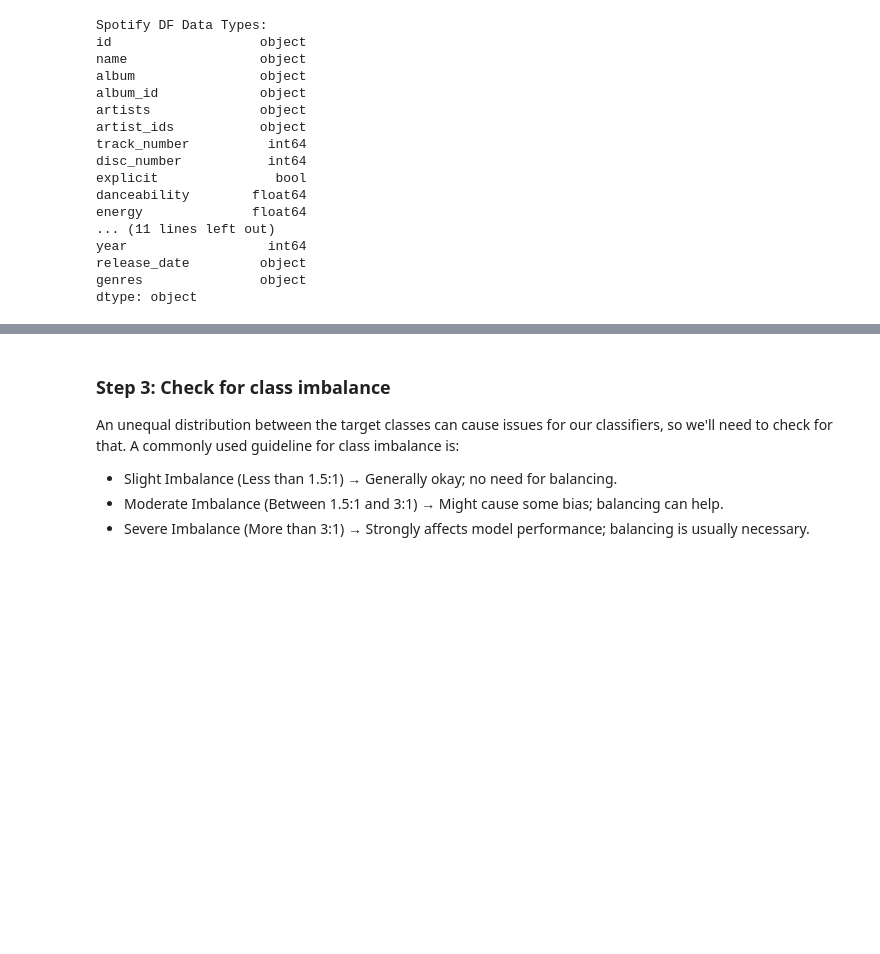
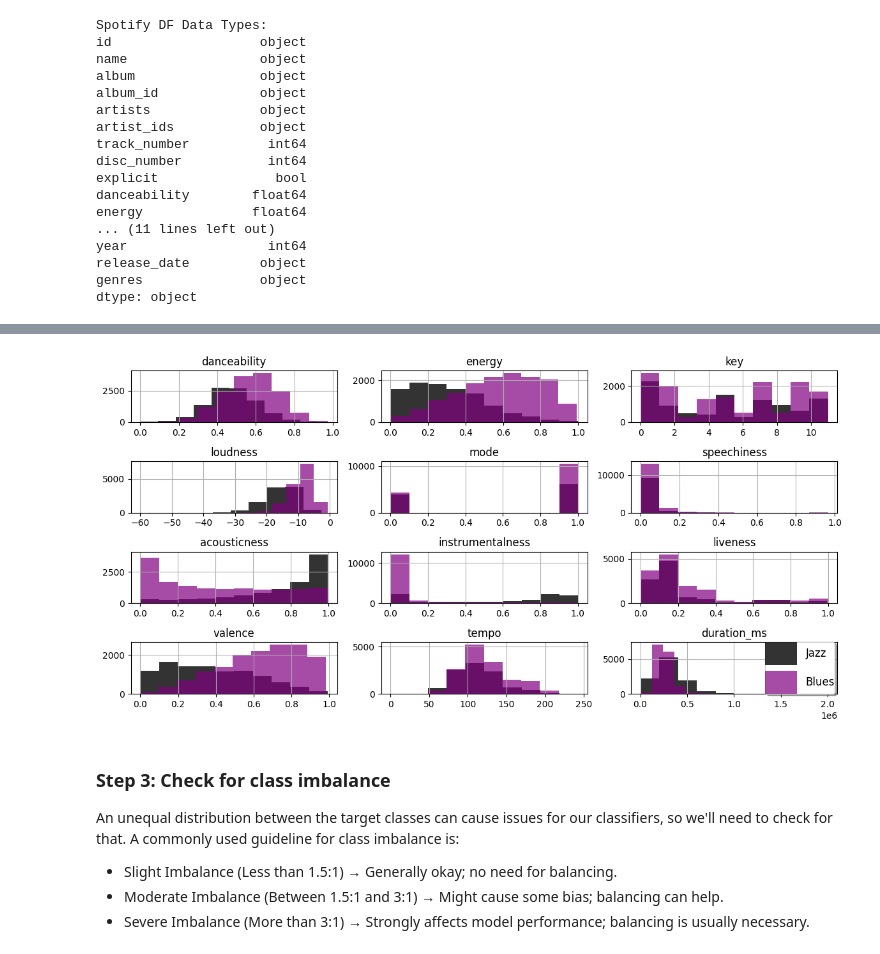
Before and after one commit to silkieMoth/EDS232-labs, a Jupyter notebook: Week4/lab4-spotify.ipynb, the cells around one changed output, grey strips where cells are left out. Saved outputs shown, nothing was run; the diff lists cells and outputs as text; code cells hidden in the pictures; blank space fills up the shorter version.

```diff
--- a/Week4/lab4-spotify.ipynb
+++ b/Week4/lab4-spotify.ipynb
@@ -116,3 +111,23 @@ dtype: object
+# %%
+# get relevant features and split
+major_features = numeric_features.drop(['year', 'time_signature'], axis = 1)
+blues = major_features[major_features['genre'] == 'blues']
+jazz = major_features[major_features['genre'] == 'jazz']
+
+# init jazz hists
+ax = jazz.hist(layout = (4,3), alpha=0.8, color = 'black', figsize = (12,6), label = 'Jazz')
+
+# init blues hists
+blues.hist(ax=ax, layout=(4,3), alpha=0.7, color='purple', label = 'Blues')
+
+plt.legend(borderpad = 0, handlelength = 3, handleheight = 3, fontsize = 'large', loc = (0.65,0), frameon = True, shadow = True)
+
+# fix constraint issues
+plt.tight_layout()
+
+plt.show()
+# %% [output]
+[figure, added]
 # %% [markdown]
 ### Step 3: Check for class imbalance
 An unequal distribution between the target classes can cause issues for our classifiers, so we'll need to check for that. A commonly used guideline for class imbalance is:
```
Also changed, not shown: parts of 15 cells of this notebook, 1 other file.
